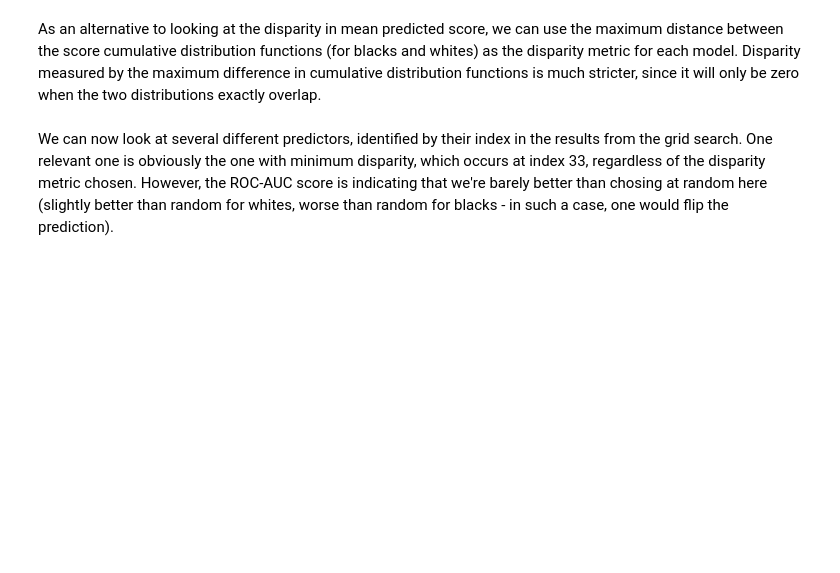
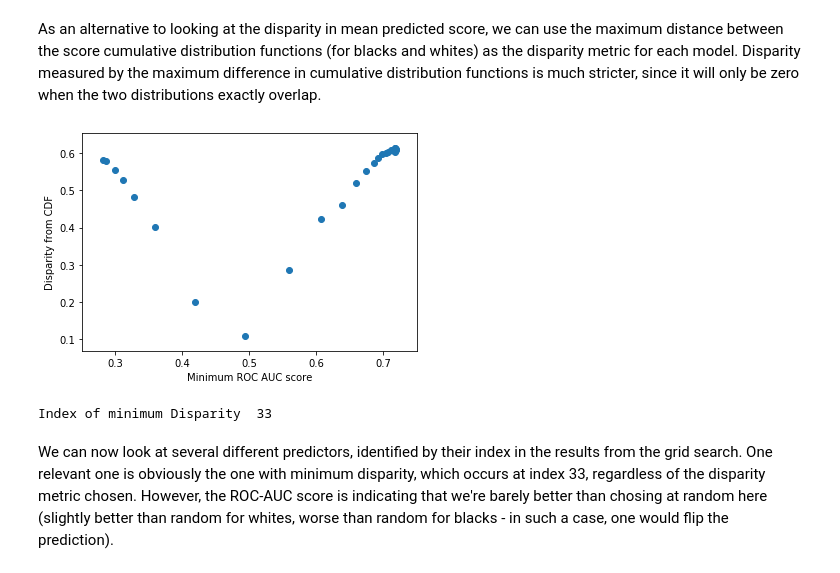
Before and after one commit to fairlearn/fairlearn, a Jupyter notebook: notebooks/Mitigating Unfairness in the Law School Dataset.ipynb, the cells around one changed output. Drawn from its saved outputs; the diff is of its cells as text; code cells hidden in the pictures; blank space fills up the shorter version.

```diff
--- a/notebooks/Mitigating Unfairness in the Law School Dataset.ipynb
+++ b/notebooks/Mitigating Unfairness in the Law School Dataset.ipynb
@@ -221,23 +273,26 @@ roc_auc_disparity_sweep_plot(sweep.all_results)
 # %% [markdown]
 As an alternative to looking at the disparity in mean predicted score, we can use the maximum distance between the score cumulative distribution functions (for blacks and whites) as the disparity metric for each model. Disparity measured by the maximum difference in cumulative distribution functions is much stricter, since it will only be zero when the two distributions exactly overlap.
 # %%
-def roc_auc_cdf_disparity_sweep_plot(all_results):
-    roc_auc = np.zeros(len(all_results))
-    disparity = np.zeros(len(all_results))
+def roc_auc_cdf_disparity_sweep_plot(predictors):
+    roc_auc = np.zeros(len(predictors))
+    disparity = np.zeros(len(predictors))
 
-    for i in range(len(all_results)):
-        preds = all_results[i].predictor.predict_proba(X_test)[:,1]
+    for i in range(len(predictors)):
+        preds = predictors[i].predict_proba(X_test)[:,1]
         roc_auc[i] = group_roc_auc_score(y_test, preds, A_test).minimum
         _, _, dis = compare_cdfs(preds, A_test)
         disparity[i] = dis.max()
 
     plt.scatter(roc_auc, disparity)
     plt.xlabel("Minimum ROC AUC score")
     plt.ylabel("Disparity from CDF")
     plt.show()
     print("Index of minimum Disparity ", disparity.argmin())
 
-roc_auc_cdf_disparity_sweep_plot(sweep.all_results)
+roc_auc_cdf_disparity_sweep_plot([x.predictor for x in sweep.all_results])
+# %% [output]
+[figure, added]
+Index of minimum Disparity  33
 # %% [markdown]
 We can now look at several different predictors, identified by their index in the results from the grid search. One relevant one is obviously the one with minimum disparity, which occurs at index 33, regardless of the disparity metric chosen. However, the ROC-AUC score is indicating that we're barely better than chosing at random here (slightly better than random for whites, worse than random for blacks - in such a case, one would flip the prediction).
 # %%
```
Also changed, not shown: parts of 27 cells of this notebook.
